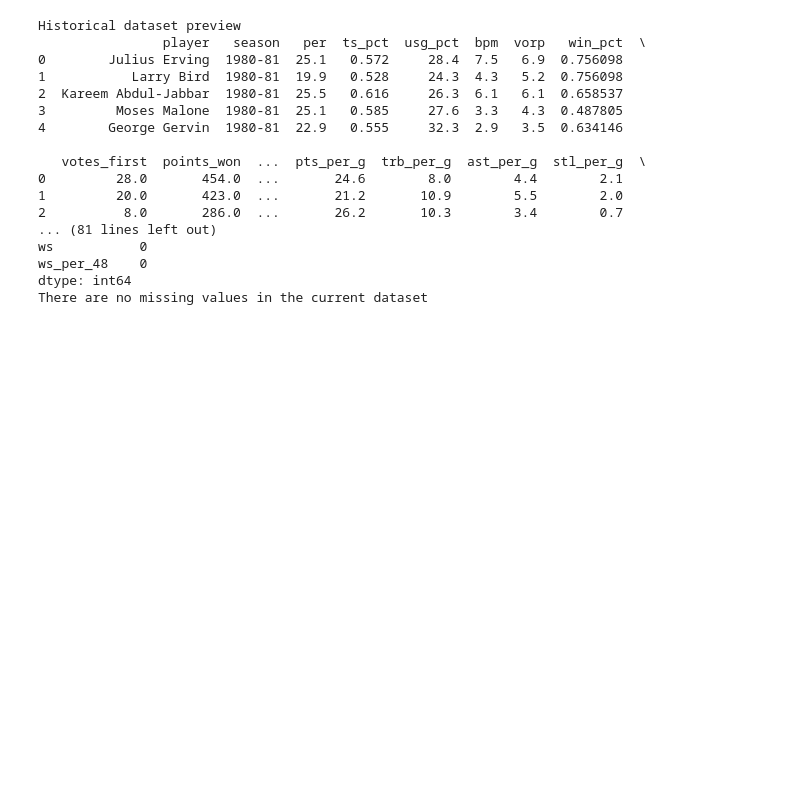
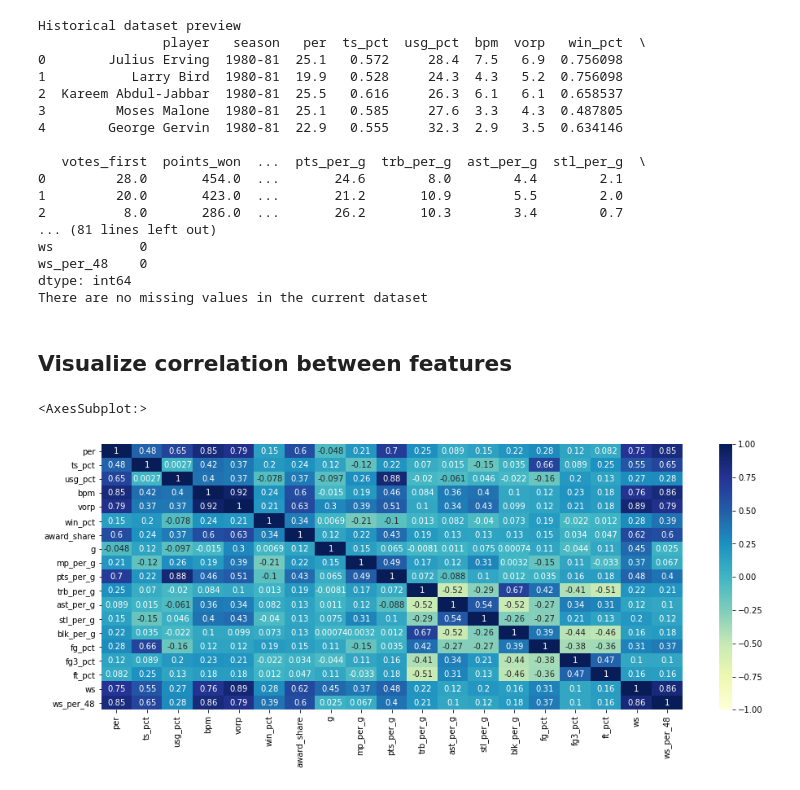
Before and after one commit to AndreasG9/nba-mvp-21, a Jupyter notebook: final-project/Final-001-Gagas.ipynb, the cells around one changed output. Drawn from its saved outputs; the diff is of its cells as text; code cells hidden in the pictures; blank space fills up the shorter version.

```diff
--- a/final-project/Final-001-Gagas.ipynb
+++ b/final-project/Final-001-Gagas.ipynb
@@ -44,3 +50,16 @@ ws           0
 ws_per_48    0
 dtype: int64
 There are no missing values in the current dataset
+# %% [markdown]
+ ## Visualize correlation between features
+# %%
+import seaborn as sns
+
+# correlation matrix
+stats = df_historical.drop(["player", "season", "votes_first", "points_won", "points_max"], axis=1)
+
+fig, ax = plt.subplots(figsize=(16, 6))
+sns.heatmap(stats.corr(), vmin=-1, vmax=1, annot=True, cmap="YlGnBu", ax=ax)
+# %% [output]
+<AxesSubplot:>
+[figure, added]
```
Also changed, not shown: parts of 23 cells of this notebook.
